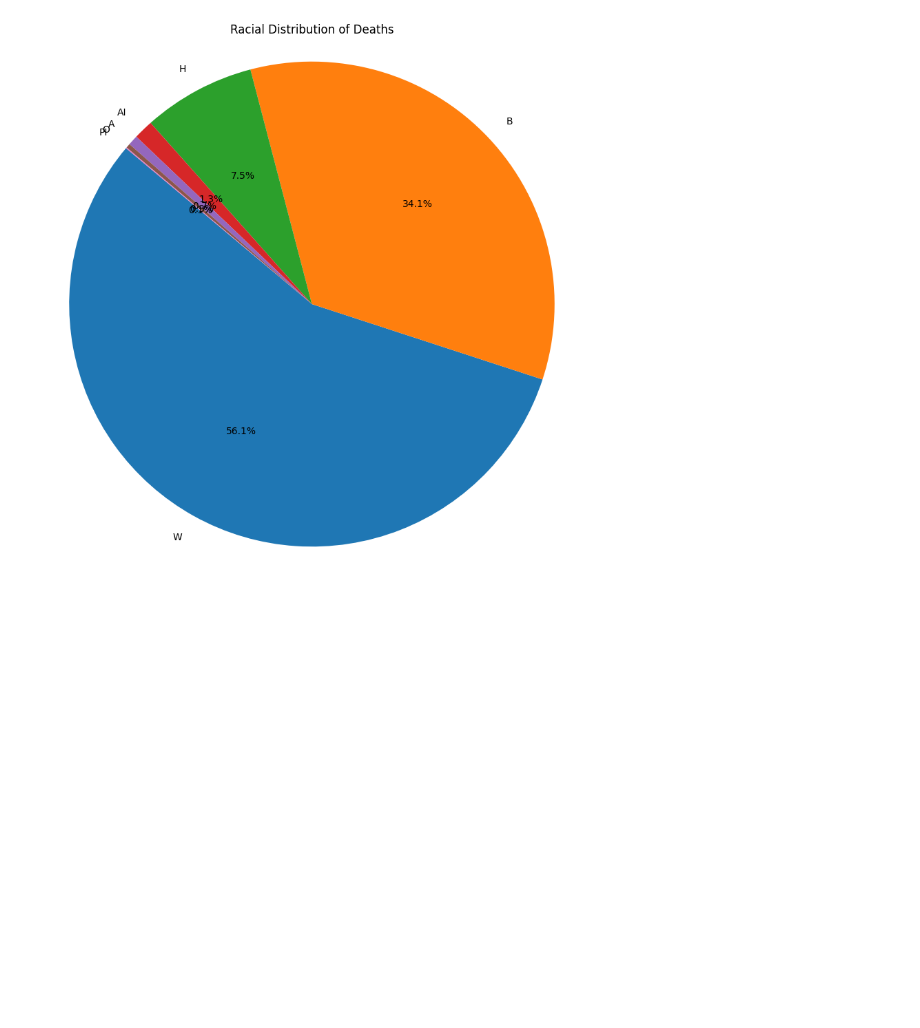
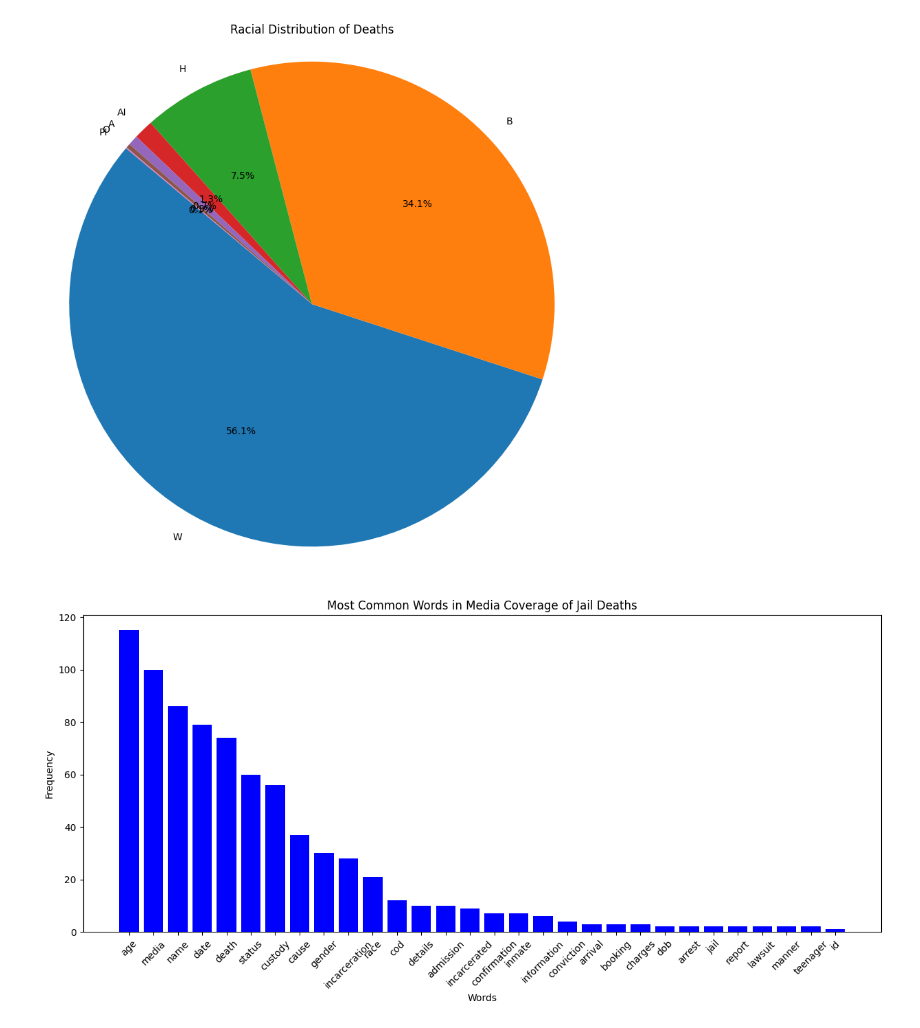
Before and after one commit to ndesai123/dgt-hum-140, a Jupyter notebook: Project.ipynb, the cells around one changed output. Drawn from its saved outputs; the diff is of its cells as text; code cells hidden in the pictures; blank space fills up the shorter version.

Commit message:
nltk chart

```diff
--- a/Project.ipynb
+++ b/Project.ipynb
@@ -76,3 +76,31 @@ plt.axis('equal')
 plt.show()
 # %% [output]
 [figure]
+# %%
+from nltk.corpus import stopwords
+from nltk.tokenize import word_tokenize
+from nltk.probability import FreqDist
+
+df = df.dropna(subset=['what_info_from_media'])
+
+def clean_tokenize(text):
+    tokens = word_tokenize(text.lower())
+    tokens = [word for word in tokens if word.isalpha() and word not in stopwords.words('english')]
+    return tokens
+
+df['tokens'] = df['what_info_from_media'].apply(clean_tokenize)
+
+all_words = [word for tokens in df['tokens'] for word in tokens]
+freq_dist = FreqDist(all_words)
+
+freq_df = pd.DataFrame(freq_dist.most_common(30), columns=['Word', 'Frequency'])
+
+plt.figure(figsize=(15, 6))
+plt.bar(freq_df['Word'], freq_df['Frequency'], color='blue')
+plt.xlabel('Words')
+plt.ylabel('Frequency')
+plt.title('Most Common Words in Media Coverage of Jail Deaths')
+plt.xticks(rotation=45)
+plt.show()
+# %% [output]
+[figure, added]
```
